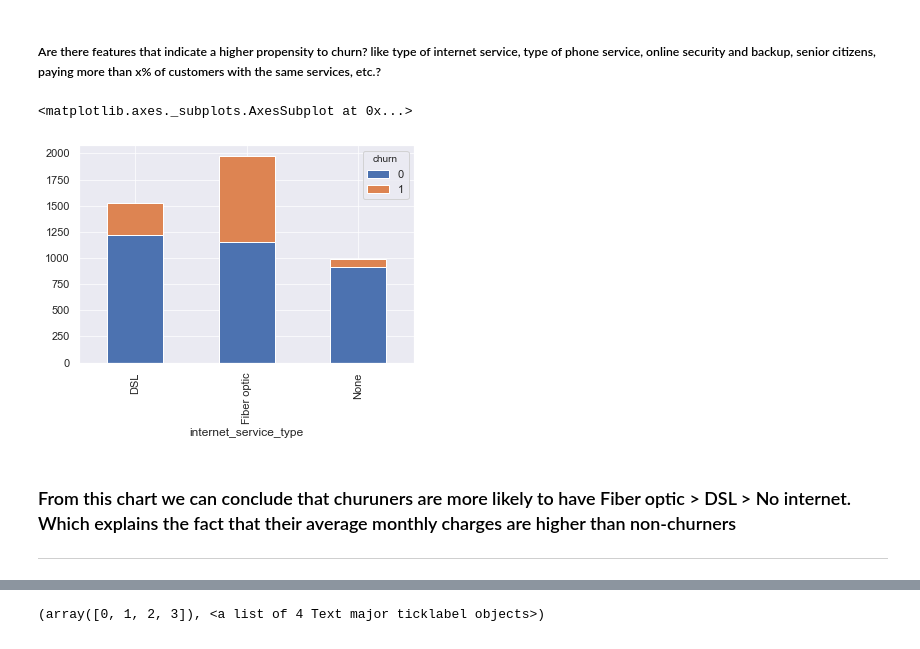
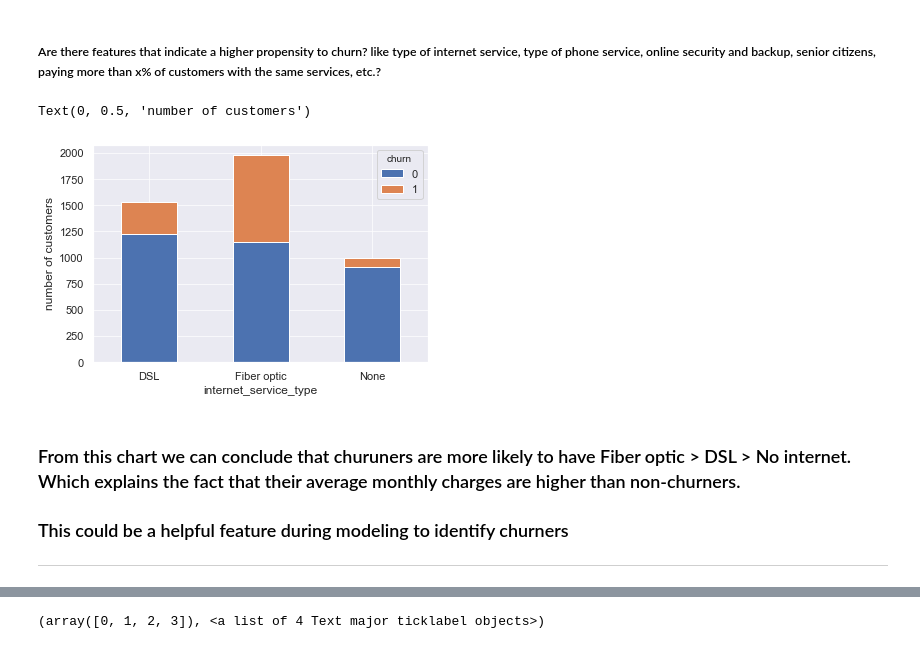
Before and after one commit to ravinder79/Telco_Churn, a Jupyter notebook: Telco_Churn_Final.ipynb, the cells around one changed output, grey strips where cells are left out. Saved outputs shown, nothing was run; the diff lists cells and outputs as text; code cells hidden in the pictures.

```diff
--- a/Telco_Churn_Final.ipynb
+++ b/Telco_Churn_Final.ipynb
@@ -373,9 +376,13 @@ Text(0, 0.5, 'no of customers churned')
 # %%
 df_plot = pd.crosstab(train.internet_service_type, train.churn)
 df_plot.plot(kind='bar', stacked=True)
+plt.xticks(rotation = 0)
+plt.ylabel('number of customers')
 # %% [output]
-<matplotlib.axes._subplots.AxesSubplot at 0x...>
+Text(0, 0.5, 'number of customers')
-[figure, old version]
+[figure, new version]
 # %% [markdown]
-### From this chart we can conclude that churuners are more likely to have Fiber optic > DSL > No internet. Which explains the fact that their average monthly charges are higher than non-churners
+### From this chart we can conclude that churuners are more likely to have Fiber optic > DSL > No internet. Which explains the fact that their average monthly charges are higher than non-churners.
+
+### This could be a helpful feature during modeling to identify churners
 ***
```
Also changed, not shown: parts of 38 cells of this notebook.
